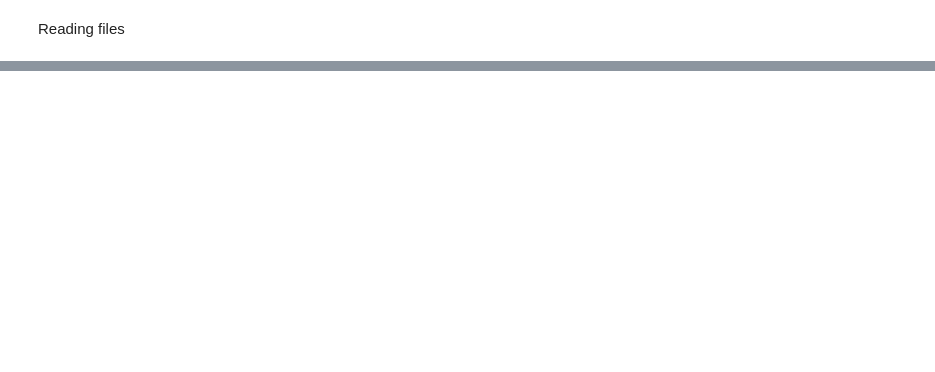
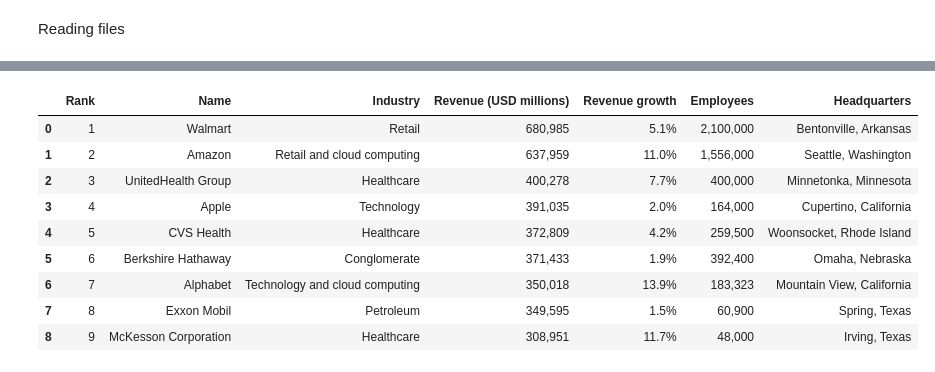
Before and after one commit to Imani-hub-pixel/Web_scraping-projects, a Jupyter notebook: Pandas/pandas.ipynb, the cells around one changed output, grey strips where cells are left out. Cells and saved outputs as stored; diff of their text form; code cells hidden in the pictures; blank space fills up the shorter version.

```diff
--- a/Pandas/pandas.ipynb
+++ b/Pandas/pandas.ipynb
@@ -22,0 +49,13 @@ df
+# %%
+df[df['Rank']<10]
+# %% [output]
+|  | Rank | Name | Industry | Revenue (USD millions) | Revenue growth | Employees | Headquarters |
+| 0 | 1 | Walmart | Retail | 680,985 | 5.1% | 2,100,000 | Bentonville, Arkansas |
+| 1 | 2 | Amazon | Retail and cloud computing | 637,959 | 11.0% | 1,556,000 | Seattle, Washington |
+| 2 | 3 | UnitedHealth Group | Healthcare | 400,278 | 7.7% | 400,000 | Minnetonka, Minnesota |
+| 3 | 4 | Apple | Technology | 391,035 | 2.0% | 164,000 | Cupertino, California |
+| 4 | 5 | CVS Health | Healthcare | 372,809 | 4.2% | 259,500 | Woonsocket, Rhode Island |
+| 5 | 6 | Berkshire Hathaway | Conglomerate | 371,433 | 1.9% | 392,400 | Omaha, Nebraska |
+| 6 | 7 | Alphabet | Technology and cloud computing | 350,018 | 13.9% | 183,323 | Mountain View, California |
+| 7 | 8 | Exxon Mobil | Petroleum | 349,595 | 1.5% | 60,900 | Spring, Texas |
+| 8 | 9 | McKesson Corporation | Healthcare | 308,951 | 11.7% | 48,000 | Irving, Texas |
```
Also changed, not shown: parts of 12 cells of this notebook, 2 other files.
